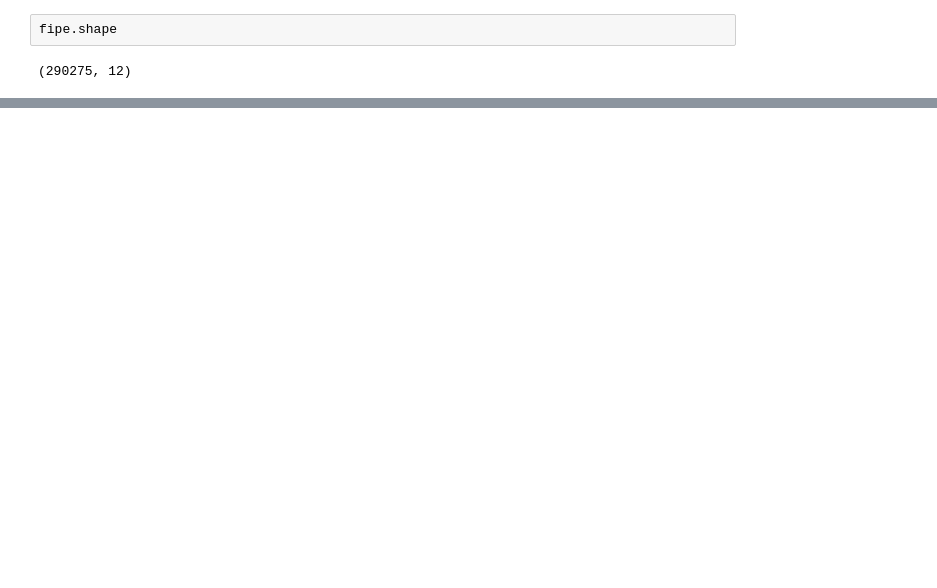
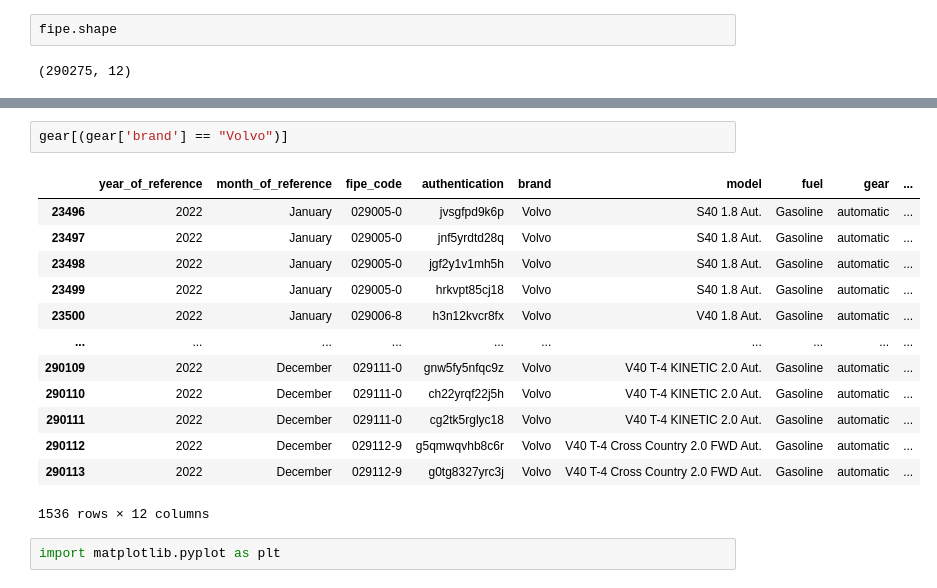
Before and after one commit to 1caue/Pandas, a Jupyter notebook: Numpy/Numpy.ipynb, the cells around one changed output, grey strips where cells are left out. Drawn from its saved outputs; the diff is of its cells as text; blank space fills up the shorter version.

```diff
--- a/Numpy/Numpy.ipynb
+++ b/Numpy/Numpy.ipynb
@@ -213,0 +233,18 @@ fipe.shape
+# %%
+gear[(gear['brand'] == "Volvo")]
+# %% [output]
+|  | year_of_reference | month_of_reference | fipe_code | authentication | brand | model | fuel | gear | ... |
+| 23496 | 2022 | January | 029005-0 | jvsgfpd9k6p | Volvo | S40 1.8 Aut. | Gasoline | automatic | ... |
+| 23497 | 2022 | January | 029005-0 | jnf5yrdtd28q | Volvo | S40 1.8 Aut. | Gasoline | automatic | ... |
+| 23498 | 2022 | January | 029005-0 | jgf2y1v1mh5h | Volvo | S40 1.8 Aut. | Gasoline | automatic | ... |
+| 23499 | 2022 | January | 029005-0 | hrkvpt85cj18 | Volvo | S40 1.8 Aut. | Gasoline | automatic | ... |
+| 23500 | 2022 | January | 029006-8 | h3n12kvcr8fx | Volvo | V40 1.8 Aut. | Gasoline | automatic | ... |
+| ... | ... | ... | ... | ... | ... | ... | ... | ... | ... |
+| 290109 | 2022 | December | 029111-0 | gnw5fy5nfqc9z | Volvo | V40 T-4 KINETIC 2.0 Aut. | Gasoline | automatic | ... |
+| 290110 | 2022 | December | 029111-0 | ch22yrqf22j5h | Volvo | V40 T-4 KINETIC 2.0 Aut. | Gasoline | automatic | ... |
+| 290111 | 2022 | December | 029111-0 | cg2tk5rglyc18 | Volvo | V40 T-4 KINETIC 2.0 Aut. | Gasoline | automatic | ... |
+| 290112 | 2022 | December | 029112-9 | g5qmwqvhb8c6r | Volvo | V40 T-4 Cross Country 2.0 FWD Aut. | Gasoline | automatic | ... |
+| 290113 | 2022 | December | 029112-9 | g0tg8327yrc3j | Volvo | V40 T-4 Cross Country 2.0 FWD Aut. | Gasoline | automatic | ... |
+1536 rows × 12 columns
+# %%
+import matplotlib.pyplot as plt
```
Also changed, not shown: parts of 9 cells of this notebook.
